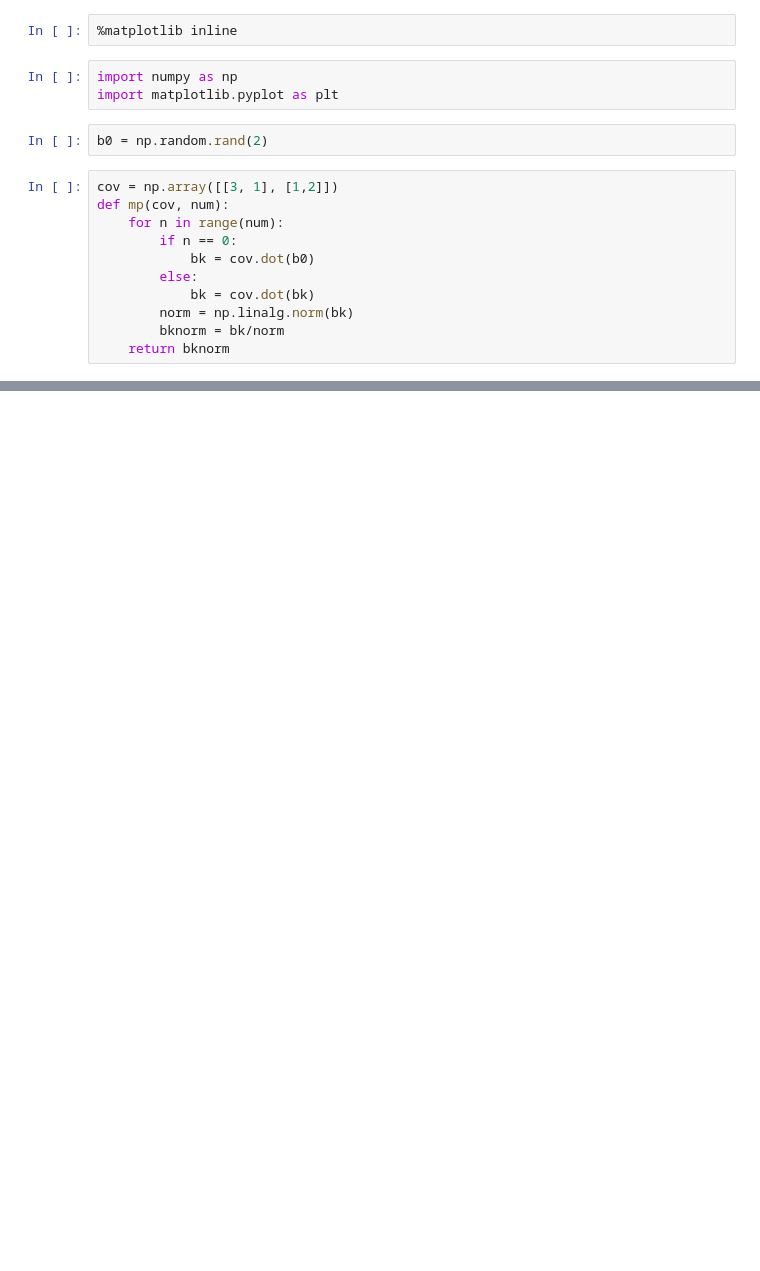
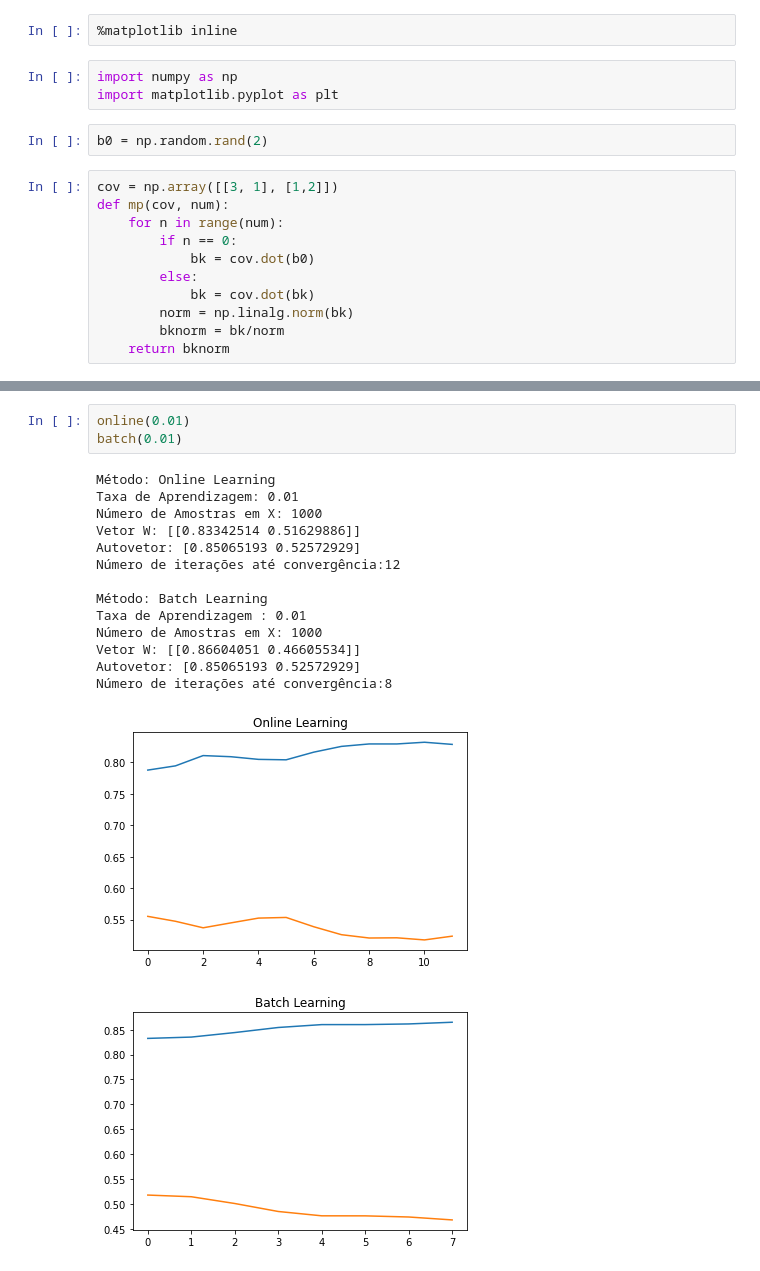
Before and after one commit to alezitus/AlePDPD, a Jupyter notebook: 3.1.ipynb, the cells around one changed output, grey strips where cells are left out. Cells and saved outputs as stored; diff of their text form; blank space fills up the shorter version.

```diff
--- a/3.1.ipynb
+++ b/3.1.ipynb
@@ -77,0 +144,19 @@ Número de iterações até convergência:3000
+# %%
+online(0.01)
+batch(0.01)
+# %% [output]
+Método: Online Learning
+Taxa de Aprendizagem: 0.01
+Número de Amostras em X: 1000
+Vetor W: [[0.83342514 0.51629886]]
+Autovetor: [0.85065193 0.52572929]
+Número de iterações até convergência:12
+
+Método: Batch Learning
+Taxa de Aprendizagem : 0.01
+Número de Amostras em X: 1000
+Vetor W: [[0.86604051 0.46605534]]
+Autovetor: [0.85065193 0.52572929]
+Número de iterações até convergência:8
+[figure, added]
+[figure, added]
```
Also changed, not shown: parts of 11 cells of this notebook.
